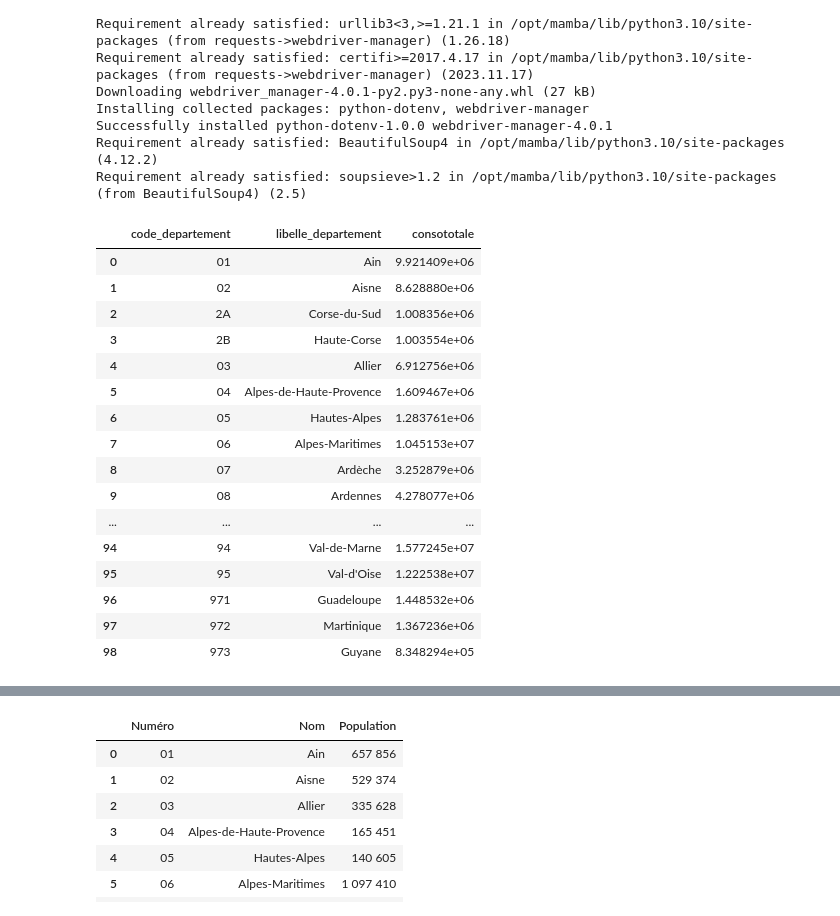
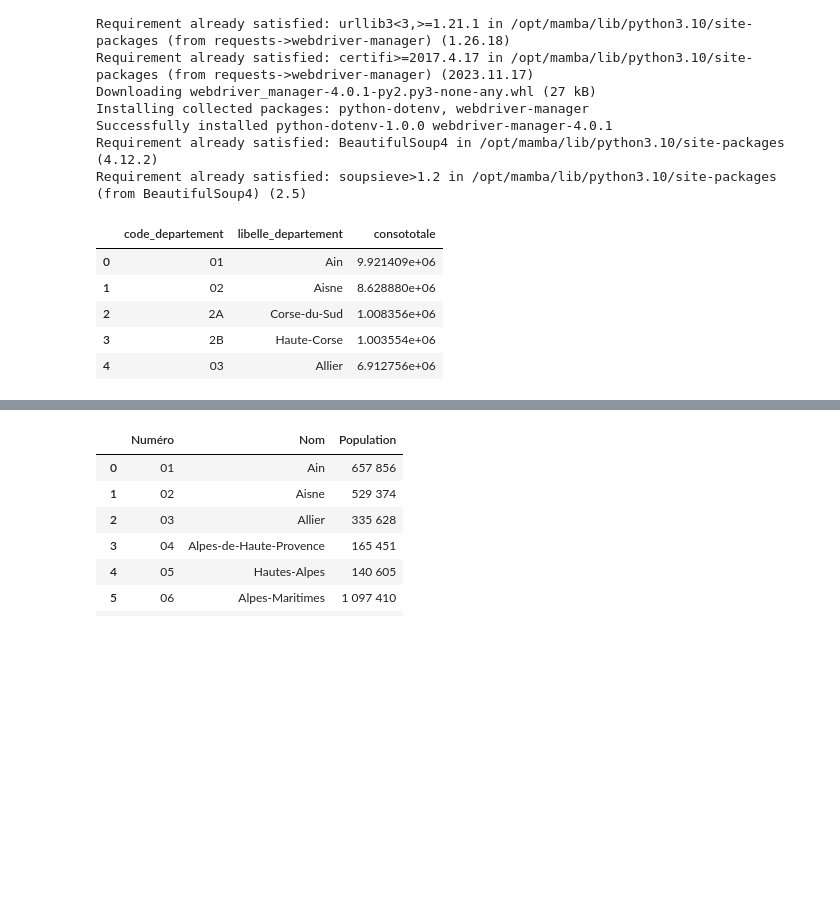
Before and after one commit to tgarnier067/Projet-Python-2023, a Jupyter notebook: recup_données.ipynb, the cells around one changed output, grey strips where cells are left out. Cells and saved outputs as stored; diff of their text form; code cells hidden in the pictures; blank space fills up the shorter version.

```diff
--- a/recup_données.ipynb
+++ b/recup_données.ipynb
@@ -54,35 +49,22 @@ url_api_1 = root_api_1+"/api/explore/v2.1/catalog/datasets/conso-departement-ann
 # %%
 # Récupération des données
 
 req = requests.get(url_api_1)
 conso_energie = req.json()
-table_conso_energie = pd.DataFrame(conso_energie)
+
 # Extraire la liste de résultats du dictionnaire
 results = conso_energie.get('results', [])
-
-    # Créer le DataFrame à partir de la liste de résultats
 df = pd.DataFrame(results)
 
-    # Sélectionner les colonnes nécessaires
+# On choisit les variables
 df = df[['code_departement', 'libelle_departement', 'consototale']]
 
-    # Afficher le DataFrame
-df
+# Affichage de la table
+df.head()
 # %% [output]
 |  | code_departement | libelle_departement | consototale |
 | 0 | 01 | Ain | 9.921409e+06 |
 | 1 | 02 | Aisne | 8.628880e+06 |
 | 2 | 2A | Corse-du-Sud | 1.008356e+06 |
 | 3 | 2B | Haute-Corse | 1.003554e+06 |
 | 4 | 03 | Allier | 6.912756e+06 |
-| 5 | 04 | Alpes-de-Haute-Provence | 1.609467e+06 |
-| 6 | 05 | Hautes-Alpes | 1.283761e+06 |
-| 7 | 06 | Alpes-Maritimes | 1.045153e+07 |
-| 8 | 07 | Ardèche | 3.252879e+06 |
-| 9 | 08 | Ardennes | 4.278077e+06 |
-| ... | ... | ... | ... |
-| 94 | 94 | Val-de-Marne | 1.577245e+07 |
-| 95 | 95 | Val-d'Oise | 1.222538e+07 |
-| 96 | 971 | Guadeloupe | 1.448532e+06 |
-| 97 | 972 | Martinique | 1.367236e+06 |
-| 98 | 973 | Guyane | 8.348294e+05 |
```
Also changed, not shown: parts of 8 cells of this notebook.
